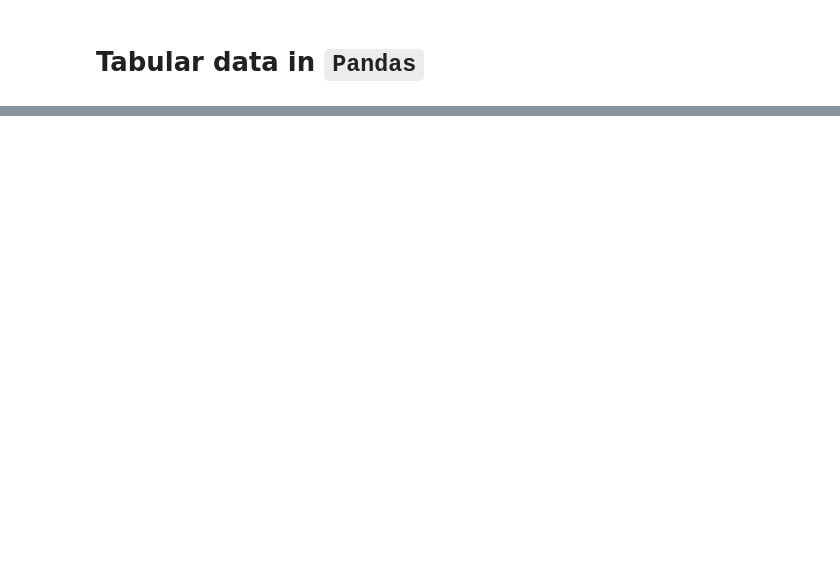
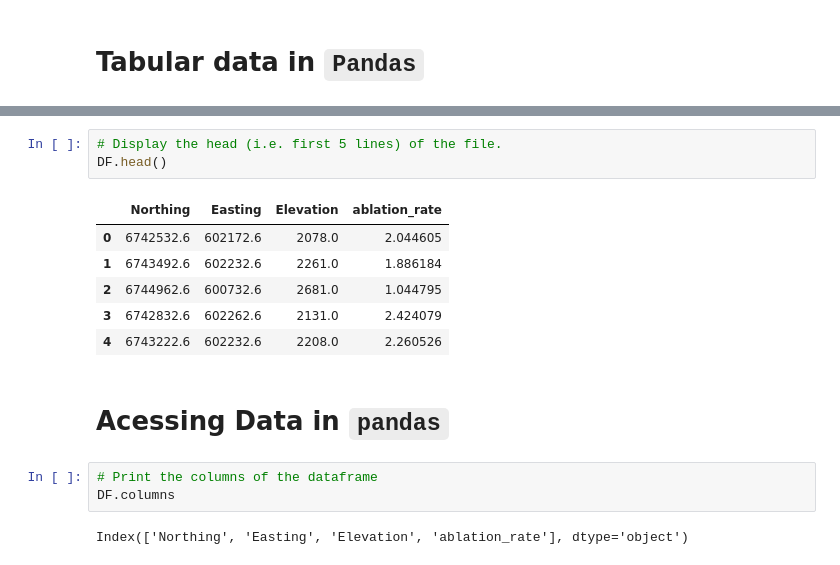
Before and after one commit to EASC-305/EASC-305-Spring-2020, a Jupyter notebook: Lab_Demos/04_statistics_p3/04_statistics_p3.ipynb, the cells around one changed output, grey strips where cells are left out. Drawn from its saved outputs; the diff is of its cells as text; blank space fills up the shorter version.

```diff
--- a/Lab_Demos/04_statistics_p3/04_statistics_p3.ipynb
+++ b/Lab_Demos/04_statistics_p3/04_statistics_p3.ipynb
@@ -43,0 +73,17 @@ pd.load_
+# %%
+# Display the head (i.e. first 5 lines) of the file.
+DF.head()
+# %% [output]
+|  | Northing | Easting | Elevation | ablation_rate |
+| 0 | 6742532.6 | 602172.6 | 2078.0 | 2.044605 |
+| 1 | 6743492.6 | 602232.6 | 2261.0 | 1.886184 |
+| 2 | 6744962.6 | 600732.6 | 2681.0 | 1.044795 |
+| 3 | 6742832.6 | 602262.6 | 2131.0 | 2.424079 |
+| 4 | 6743222.6 | 602232.6 | 2208.0 | 2.260526 |
+# %% [markdown]
+# Acessing Data in `pandas`
+# %%
+# Print the columns of the dataframe
+DF.columns
+# %% [output]
+Index(['Northing', 'Easting', 'Elevation', 'ablation_rate'], dtype='object')
```
Also changed, not shown: parts of 16 cells of this notebook, 1 other file.
